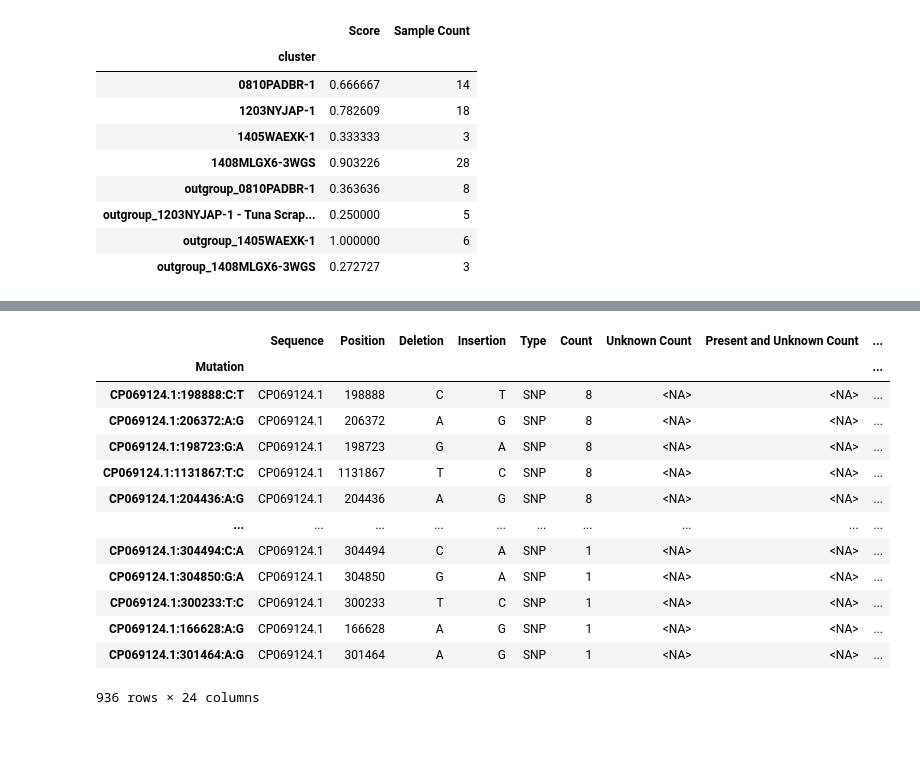
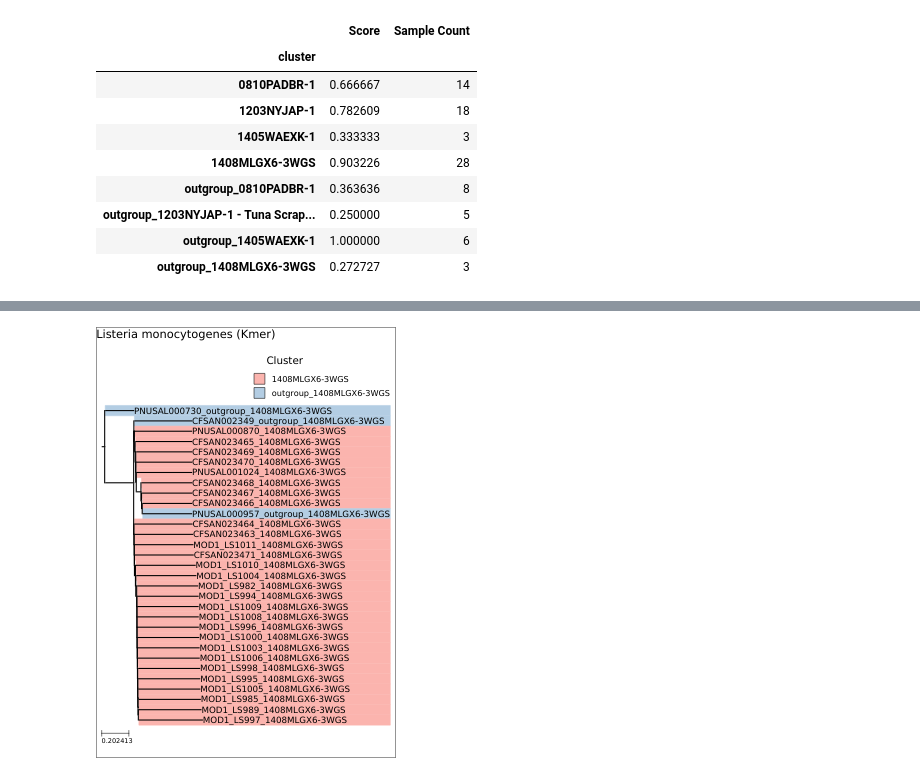
Before and after one commit to apetkau/genomics-data-index-evaluation-manuscript, a Jupyter notebook: evaluations/reads/4-compare-results.ipynb, the cells around one changed output, grey strips where cells are left out. Saved outputs shown, nothing was run; the diff lists cells and outputs as text; code cells hidden in the pictures; blank space fills up the shorter version.

```diff
--- a/evaluations/reads/4-compare-results.ipynb
+++ b/evaluations/reads/4-compare-results.ipynb
@@ -198,17 +187,4 @@ df
-# %%
-t.isa('outgroup_0810PADBR-1', isa_column='outbreak', kind='dataframe').features_summary(selection='unique').sort_values('Count', ascending=False)
-# %% [output]
-|  | Sequence | Position | Deletion | Insertion | Type | Count | Unknown Count | Present and Unknown Count | ... |
-| Mutation |  |  |  |  |  |  |  |  | ... |
-| CP069124.1:198888:C:T | CP069124.1 | 198888 | C | T | SNP | 8 | <NA> | <NA> | ... |
-| CP069124.1:206372:A:G | CP069124.1 | 206372 | A | G | SNP | 8 | <NA> | <NA> | ... |
-| CP069124.1:198723:G:A | CP069124.1 | 198723 | G | A | SNP | 8 | <NA> | <NA> | ... |
-| CP069124.1:1131867:T:C | CP069124.1 | 1131867 | T | C | SNP | 8 | <NA> | <NA> | ... |
-| CP069124.1:204436:A:G | CP069124.1 | 204436 | A | G | SNP | 8 | <NA> | <NA> | ... |
-| ... | ... | ... | ... | ... | ... | ... | ... | ... | ... |
-| CP069124.1:304494:C:A | CP069124.1 | 304494 | C | A | SNP | 1 | <NA> | <NA> | ... |
-| CP069124.1:304850:G:A | CP069124.1 | 304850 | G | A | SNP | 1 | <NA> | <NA> | ... |
-| CP069124.1:300233:T:C | CP069124.1 | 300233 | T | C | SNP | 1 | <NA> | <NA> | ... |
-| CP069124.1:166628:A:G | CP069124.1 | 166628 | A | G | SNP | 1 | <NA> | <NA> | ... |
-| CP069124.1:301464:A:G | CP069124.1 | 301464 | A | G | SNP | 1 | <NA> | <NA> | ... |
-936 rows × 24 columns
+# %%
+data['kmer_styler'].render(w=300, ladderize=True)
+# %% [output]
+[figure, added]
```
Also changed, not shown: parts of 16 cells of this notebook.
